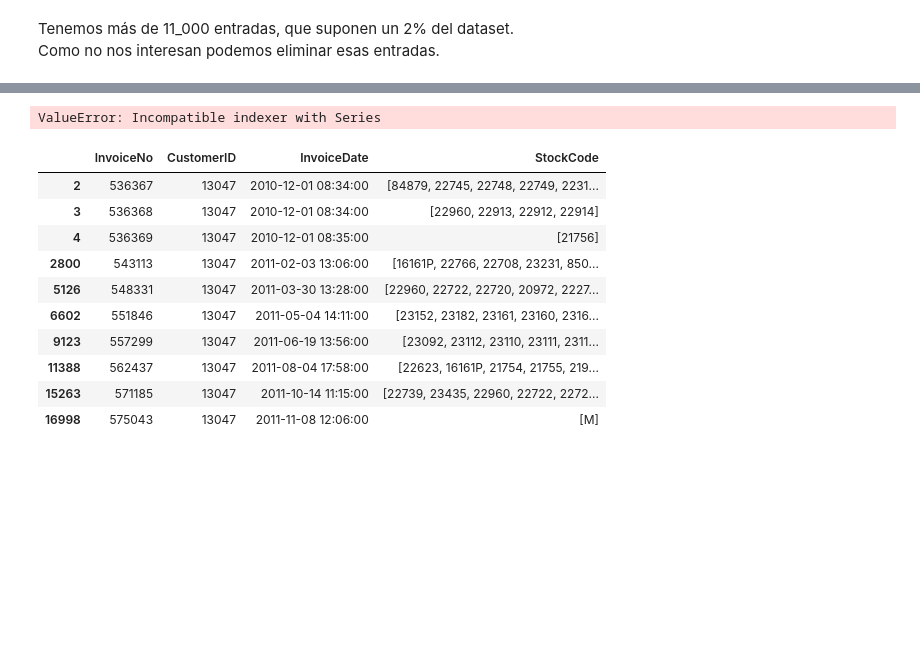
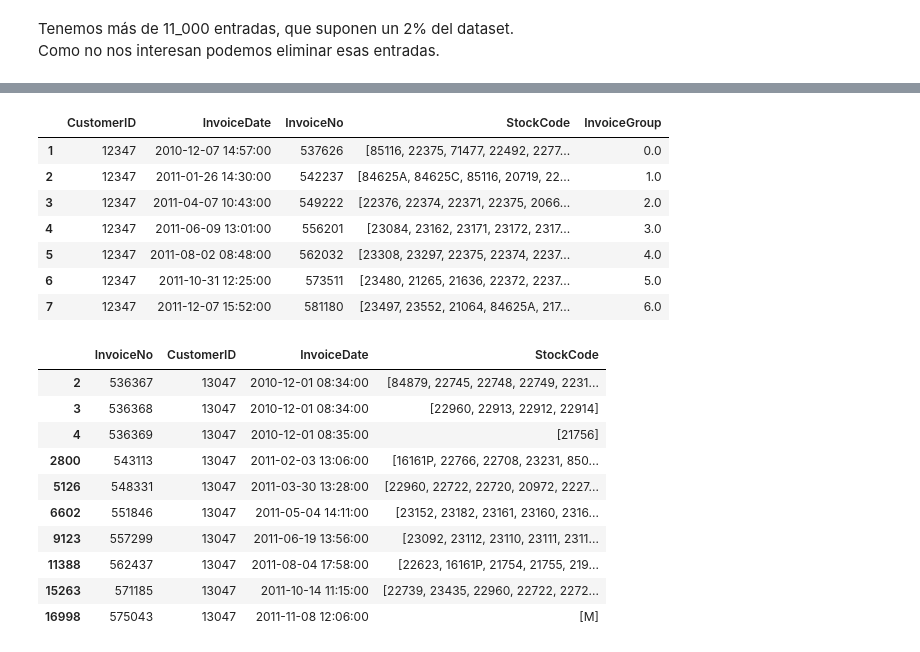
Before and after one commit to Alf-caput/LAB02_ReglasYPatronesSecuenciales, a Jupyter notebook: notebook.ipynb, the cells around one changed output, grey strips where cells are left out. Cells and saved outputs as stored; diff of their text form; code cells hidden in the pictures; blank space fills up the shorter version.

```diff
--- a/notebook.ipynb
+++ b/notebook.ipynb
@@ -146,17 +146,28 @@ df_invoice.head()
 # %%
 max_distance = pd.Timedelta(minutes=5)
-df_invoice_groupmin = df_invoice.copy(deep=True)
-df_invoice_groupmin.loc[:, 'InvoiceGroup'] = (
-    df_invoice_groupmin
-    # .sort_values('InvoiceDate')
-    .groupby('CustomerID')['InvoiceDate']
-    .diff()
-    .gt(max_distance)
-    .cumsum()
-)
-df_invoice_groupmin.loc[df_invoice_groupmin.loc[:, 'CustomerID'] == 13047, :]
+df_invoice_groupmin = pd.DataFrame(columns=df_invoice.columns)
+for customer in df_invoice.loc[:, 'CustomerID'].unique():
+    df_invoice_groupmin_customer = df_invoice.loc[df_invoice.loc[:, 'CustomerID'] == customer, :].copy(deep=True)
+    df_invoice_groupmin_customer.loc[:, 'InvoiceGroup'] = (
+        df_invoice_groupmin_customer
+        .sort_values('InvoiceDate')
+        .groupby('CustomerID')['InvoiceDate']
+        .diff()
+        .gt(max_distance)
+        .cumsum()
+    )
+    df_invoice_groupmin = pd.concat([df_invoice_groupmin, df_invoice_groupmin_customer])
+
+df_invoice_groupmin.head()
 # %% [output]
-ValueError: Incompatible indexer with Series
+|  | CustomerID | InvoiceDate | InvoiceNo | StockCode | InvoiceGroup |
+| 1 | 12347 | 2010-12-07 14:57:00 | 537626 | [85116, 22375, 71477, 22492, 2277... | 0.0 |
+| 2 | 12347 | 2011-01-26 14:30:00 | 542237 | [84625A, 84625C, 85116, 20719, 22... | 1.0 |
+| 3 | 12347 | 2011-04-07 10:43:00 | 549222 | [22376, 22374, 22371, 22375, 2066... | 2.0 |
+| 4 | 12347 | 2011-06-09 13:01:00 | 556201 | [23084, 23162, 23171, 23172, 2317... | 3.0 |
+| 5 | 12347 | 2011-08-02 08:48:00 | 562032 | [23308, 23297, 22375, 22374, 2237... | 4.0 |
+| 6 | 12347 | 2011-10-31 12:25:00 | 573511 | [23480, 21265, 21636, 22372, 2237... | 5.0 |
+| 7 | 12347 | 2011-12-07 15:52:00 | 581180 | [23497, 23552, 21064, 84625A, 217... | 6.0 |
 # %%
 df_testing = df_invoice.loc[df_invoice.loc[:, 'CustomerID'] == 13047, :]
 df_testing
```
Also changed, not shown: parts of 1 cell of this notebook.
